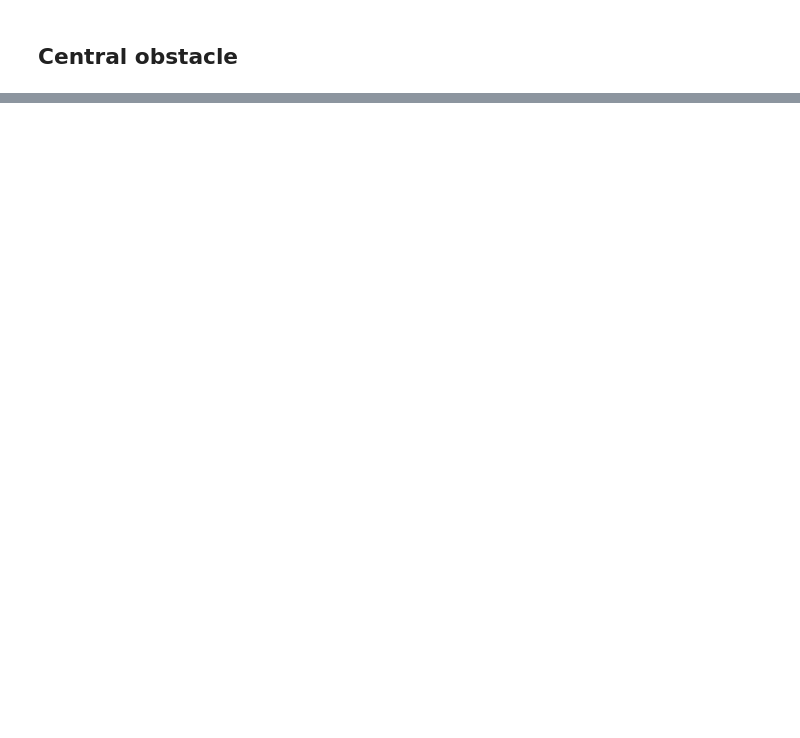
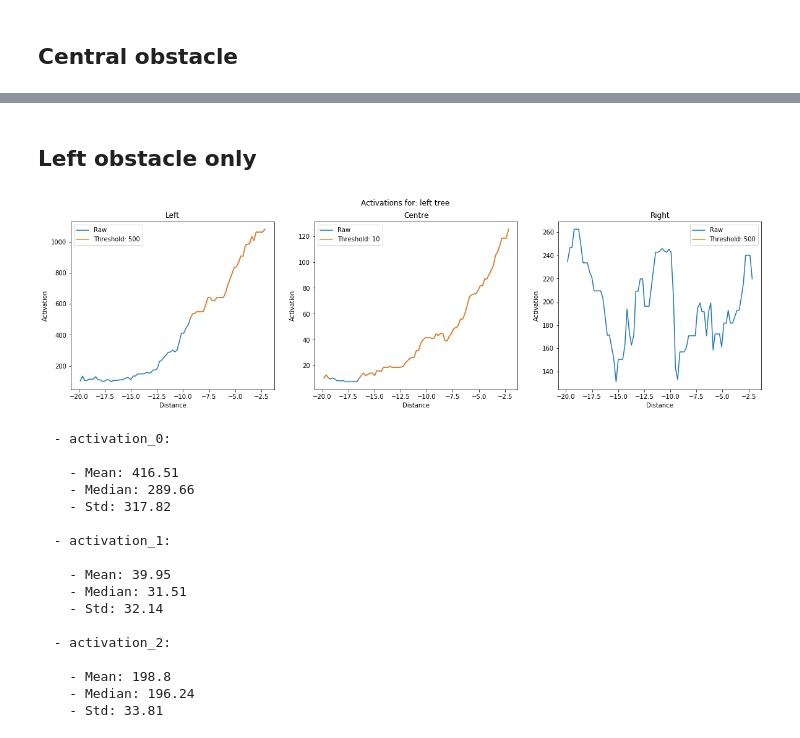
Before and after one commit to joanreyero/pyx4-avoidance, a Jupyter notebook: src/analytics/normalise/analysis.ipynb, the cells around one changed output, grey strips where cells are left out. Cells and saved outputs as stored; diff of their text form; code cells hidden in the pictures; blank space fills up the shorter version.

```diff
--- a/src/analytics/normalise/analysis.ipynb
+++ b/src/analytics/normalise/analysis.ipynb
@@ -110,0 +176,35 @@ TypeError: show() got an unexpected keyword argument 'thr'
+# %% [markdown]
+## Left obstacle only
+# %%
+data = [
+    {
+        'file': 'csv/0-left-obstacle-0.csv',
+        'label': 'left tree'
+    }
+]
+
+df = make_df(data)
+df = add_threshold(df, ACT0, thrs[0])
+df = add_threshold(df, ACT1, thrs[1])
+df = add_threshold(df, ACT2, thrs[2])
+
+show(df, thr=thrs)
+# %% [output]
+[figure, added]
+  - activation_0:
+
+    - Mean: 416.51
+    - Median: 289.66
+    - Std: 317.82
+
+  - activation_1:
+
+    - Mean: 39.95
+    - Median: 31.51
+    - Std: 32.14
+
+  - activation_2:
+
+    - Mean: 198.8
+    - Median: 196.24
+    - Std: 33.81
```
Also changed, not shown: parts of 21 cells of this notebook, 10 other files.
